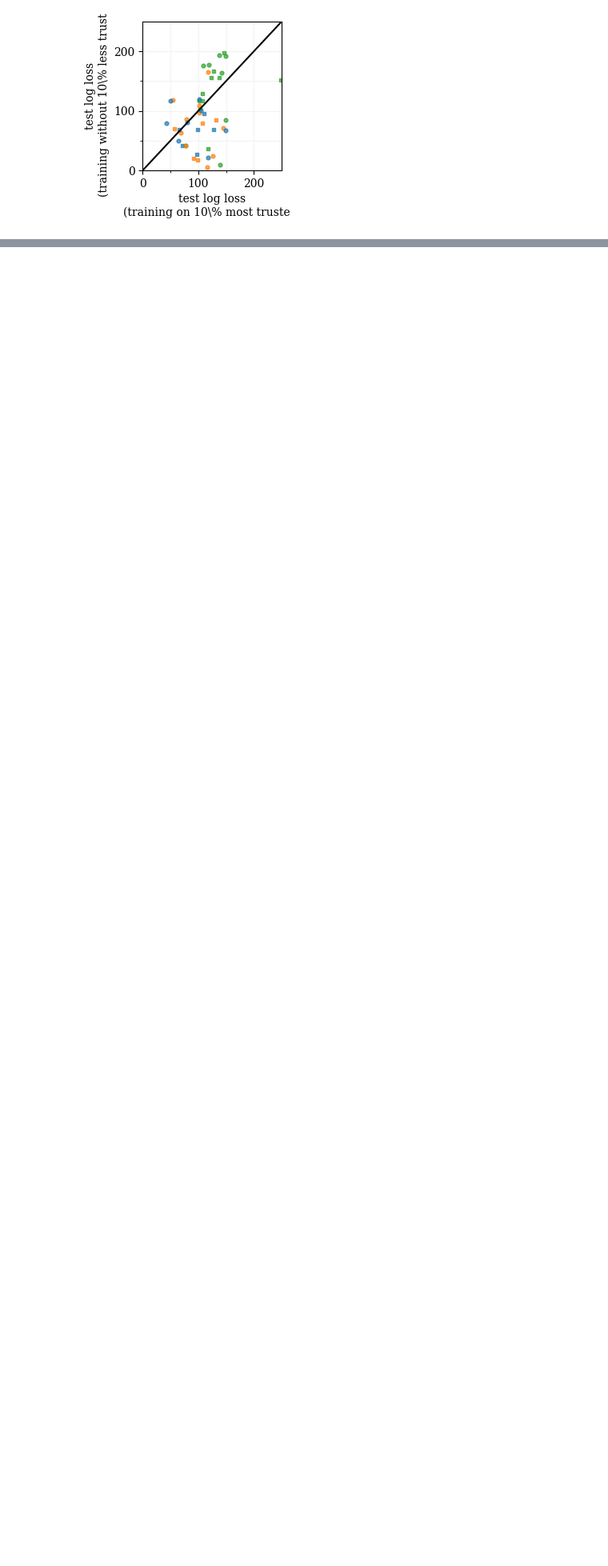
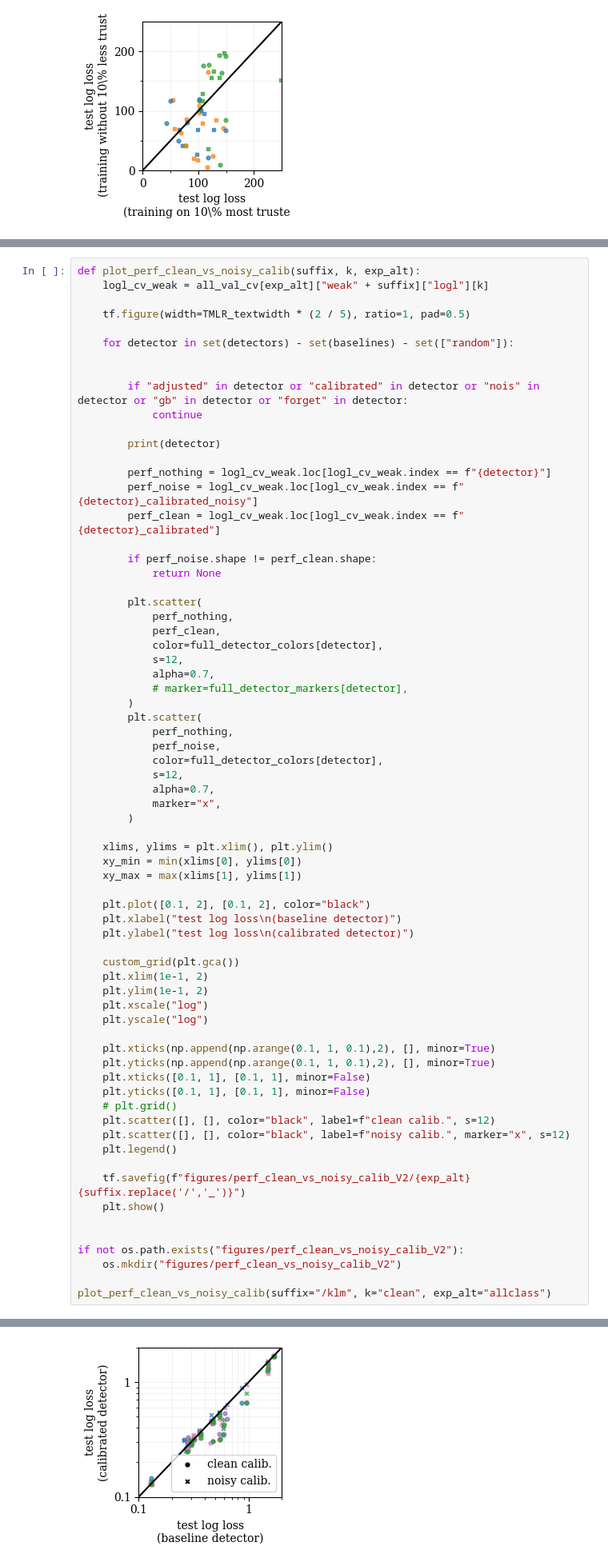
Before and after one commit to Orange-OpenSource/mislabeled-benchmark, a Jupyter notebook: analysis_estim.ipynb, the cells around one changed output, grey strips where cells are left out. Shown at 80% size. Saved outputs shown, nothing was run; the diff lists cells and outputs as text; blank space fills up the shorter version.

```diff
--- a/analysis_estim.ipynb
+++ b/analysis_estim.ipynb
@@ -1051,0 +1257,70 @@ klm_cleanlab_calibrated
+# %%
+def plot_perf_clean_vs_noisy_calib(suffix, k, exp_alt):
+    logl_cv_weak = all_val_cv[exp_alt]["weak" + suffix]["logl"][k]
+
+    tf.figure(width=TMLR_textwidth * (2 / 5), ratio=1, pad=0.5)
+
+    for detector in set(detectors) - set(baselines) - set(["random"]):
+
+
+        if "adjusted" in detector or "calibrated" in detector or "nois" in detector or "gb" in detector or "forget" in detector:
+            continue
+
+        print(detector)
+
+        perf_nothing = logl_cv_weak.loc[logl_cv_weak.index == f"{detector}"]
+        perf_noise = logl_cv_weak.loc[logl_cv_weak.index == f"{detector}_calibrated_noisy"]
+        perf_clean = logl_cv_weak.loc[logl_cv_weak.index == f"{detector}_calibrated"]
+
+        if perf_noise.shape != perf_clean.shape:
+            return None
+
+        plt.scatter(
+            perf_nothing,
+            perf_clean,
+            color=full_detector_colors[detector],
+            s=12,
+            alpha=0.7,
+            # marker=full_detector_markers[detector],
+        )
+        plt.scatter(
+            perf_nothing,
+            perf_noise,
+            color=full_detector_colors[detector],
+            s=12,
+            alpha=0.7,
+            marker="x",
+        )
+
+    xlims, ylims = plt.xlim(), plt.ylim()
+    xy_min = min(xlims[0], ylims[0])
+    xy_max = max(xlims[1], ylims[1])
+
+    plt.plot([0.1, 2], [0.1, 2], color="black")
+    plt.xlabel("test log loss\n(baseline detector)")
+    plt.ylabel("test log loss\n(calibrated detector)")
+
+    custom_grid(plt.gca())
+    plt.xlim(1e-1, 2)
+    plt.ylim(1e-1, 2)
+    plt.xscale("log")
+    plt.yscale("log")
+
+    plt.xticks(np.append(np.arange(0.1, 1, 0.1),2), [], minor=True)
+    plt.yticks(np.append(np.arange(0.1, 1, 0.1),2), [], minor=True)
+    plt.xticks([0.1, 1], [0.1, 1], minor=False)
+    plt.yticks([0.1, 1], [0.1, 1], minor=False)
+    # plt.grid()
+    plt.scatter([], [], color="black", label=f"clean calib.", s=12)
+    plt.scatter([], [], color="black", label=f"noisy calib.", marker="x", s=12)
+    plt.legend()
+
+    tf.savefig(f"figures/perf_clean_vs_noisy_calib_V2/{exp_alt}{suffix.replace('/','_')}")
+    plt.show()
+
+
+if not os.path.exists("figures/perf_clean_vs_noisy_calib_V2"):
+    os.mkdir("figures/perf_clean_vs_noisy_calib_V2")
+
+plot_perf_clean_vs_noisy_calib(suffix="/klm", k="clean", exp_alt="allclass")
+# %% [output]
@@ -1052,3 +1331,4 @@ klm_cleanlab_calibrated
+[figure, added]
 # %%
 def plot_nnar_vs_ncar(suffix, k, exp_alt):
     logl_cv_noise = all_val_cv[exp_alt]["noise" + suffix]["logl"][k]
```
Also changed, not shown: parts of 20 cells of this notebook, 11 other files.
